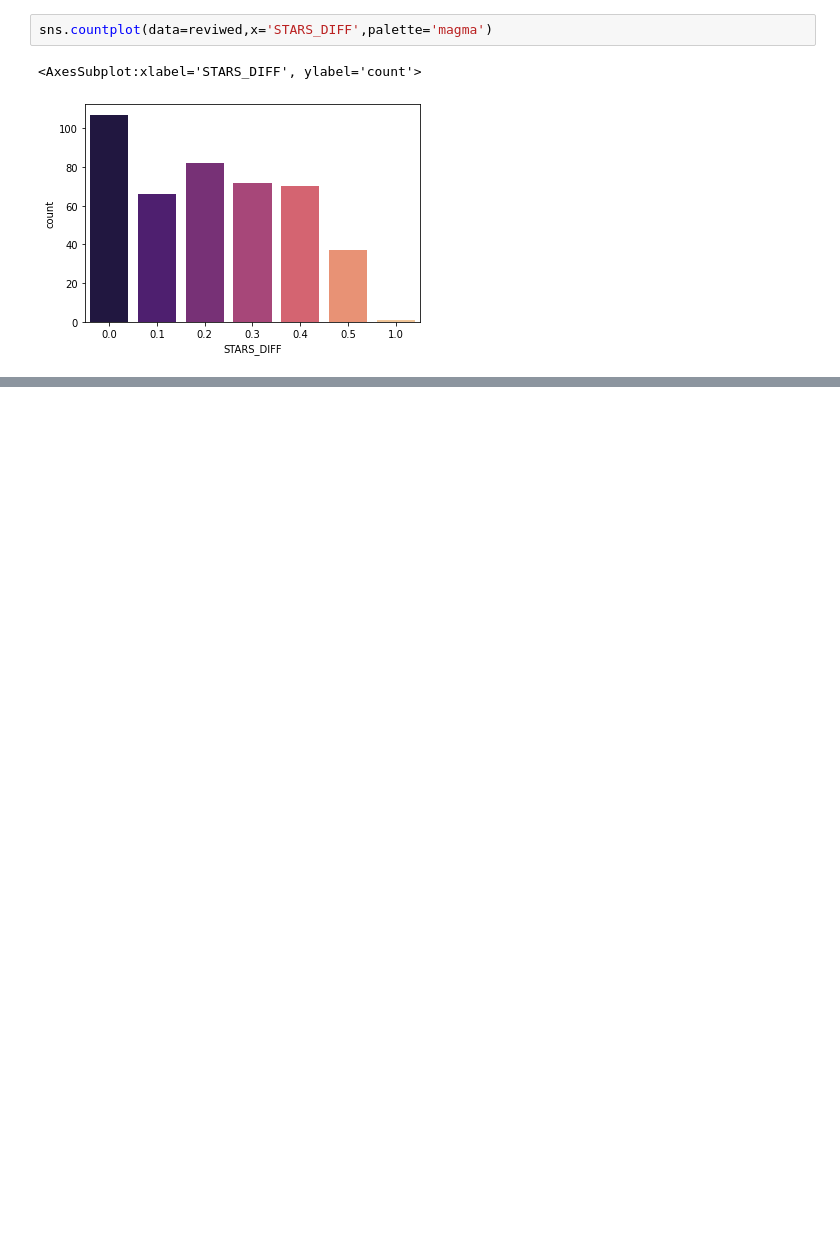
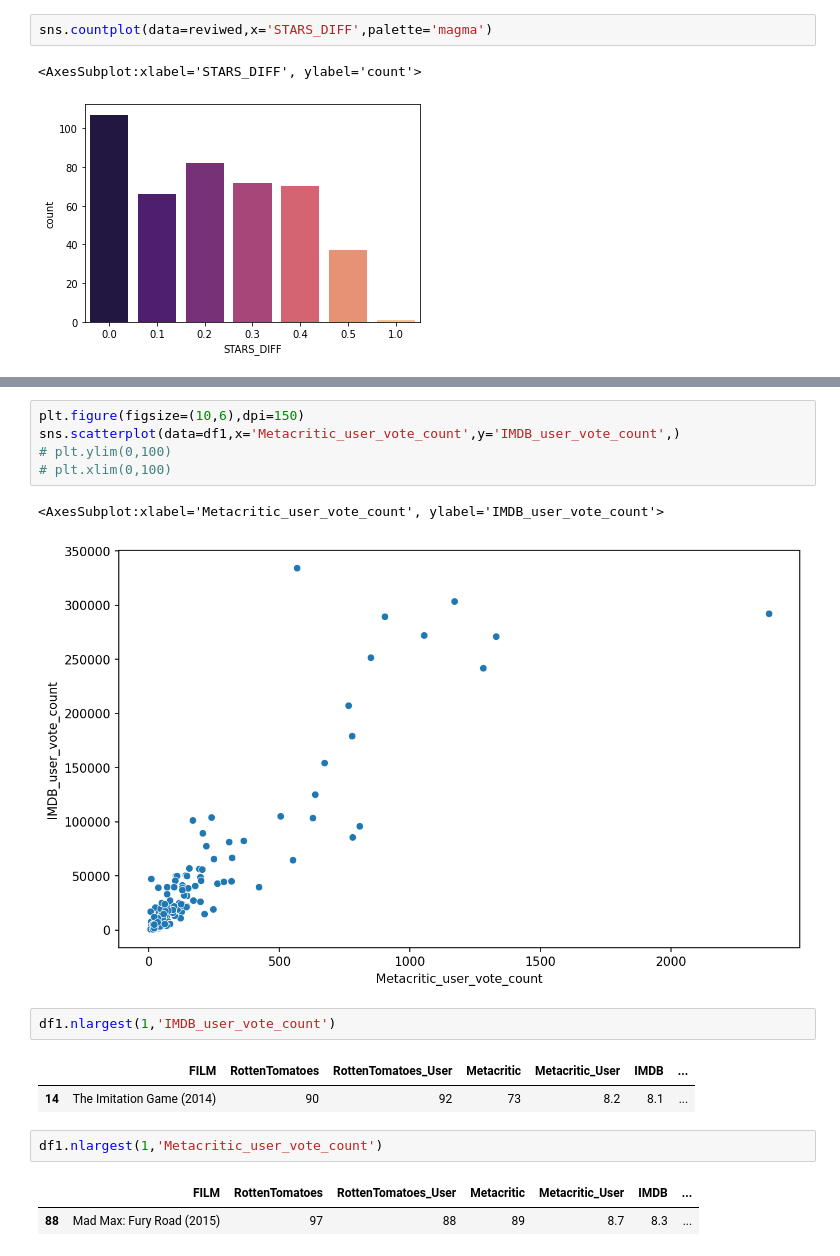
Before and after one commit to TabotCharlesBessong/all-python, a Jupyter notebook: dataScienceProject/project.ipynb, the cells around one changed output, grey strips where cells are left out. Cells and saved outputs as stored; diff of their text form; blank space fills up the shorter version.

```diff
--- a/dataScienceProject/project.ipynb
+++ b/dataScienceProject/project.ipynb
@@ -129,0 +192,18 @@ sns.countplot(data=reviwed,x='STARS_DIFF',palette='magma')
+# %%
+plt.figure(figsize=(10,6),dpi=150)
+sns.scatterplot(data=df1,x='Metacritic_user_vote_count',y='IMDB_user_vote_count',)
+# plt.ylim(0,100)
+# plt.xlim(0,100)
+# %% [output]
+<AxesSubplot:xlabel='Metacritic_user_vote_count', ylabel='IMDB_user_vote_count'>
+[figure, added]
+# %%
+df1.nlargest(1,'IMDB_user_vote_count')
+# %% [output]
+|  | FILM | RottenTomatoes | RottenTomatoes_User | Metacritic | Metacritic_User | IMDB | ... |
+| 14 | The Imitation Game (2014) | 90 | 92 | 73 | 8.2 | 8.1 | ... |
+# %%
+df1.nlargest(1,'Metacritic_user_vote_count')
+# %% [output]
+|  | FILM | RottenTomatoes | RottenTomatoes_User | Metacritic | Metacritic_User | IMDB | ... |
+| 88 | Mad Max: Fury Road (2015) | 97 | 88 | 89 | 8.7 | 8.3 | ... |
```
Also changed, not shown: parts of 10 cells of this notebook.
